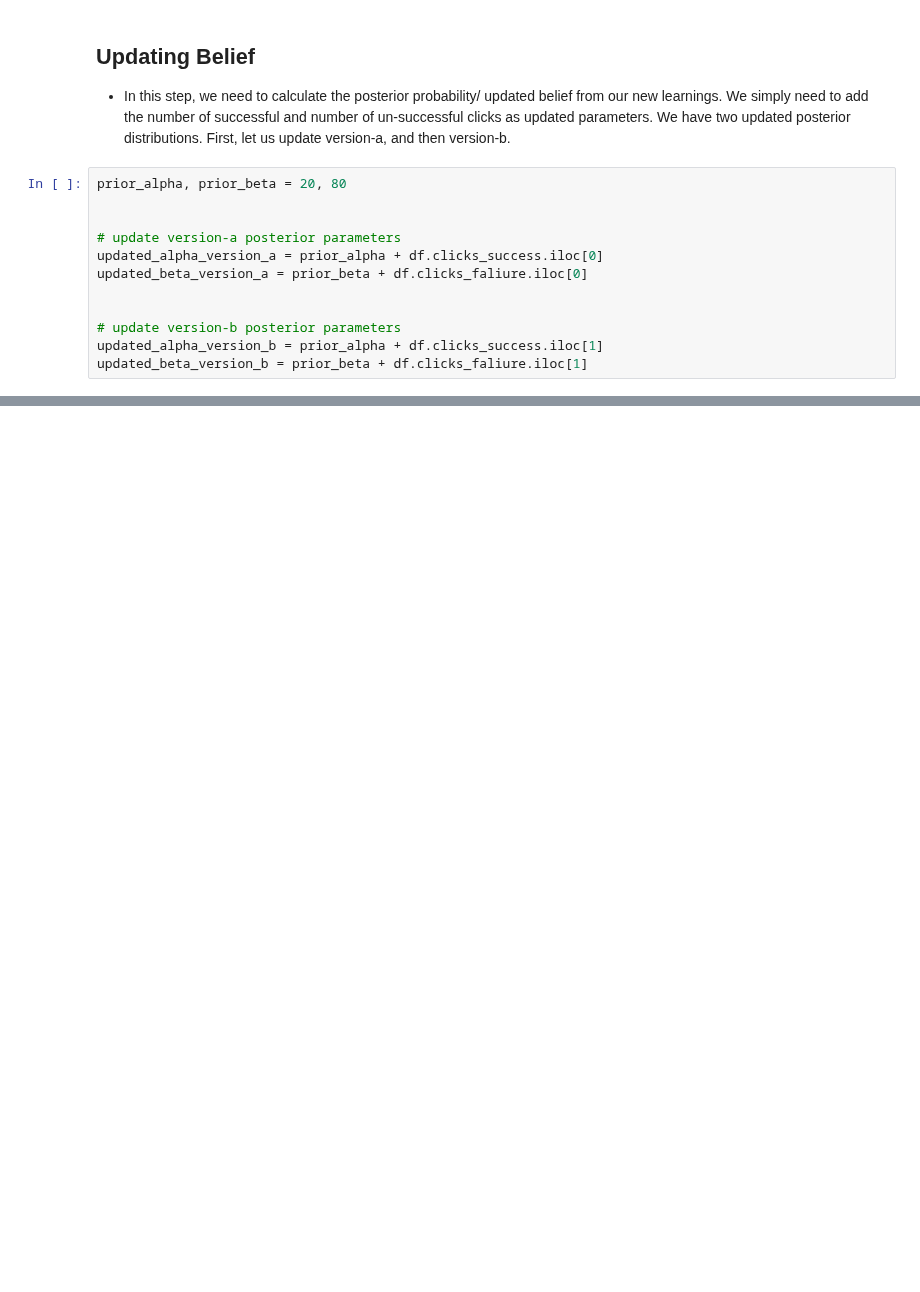
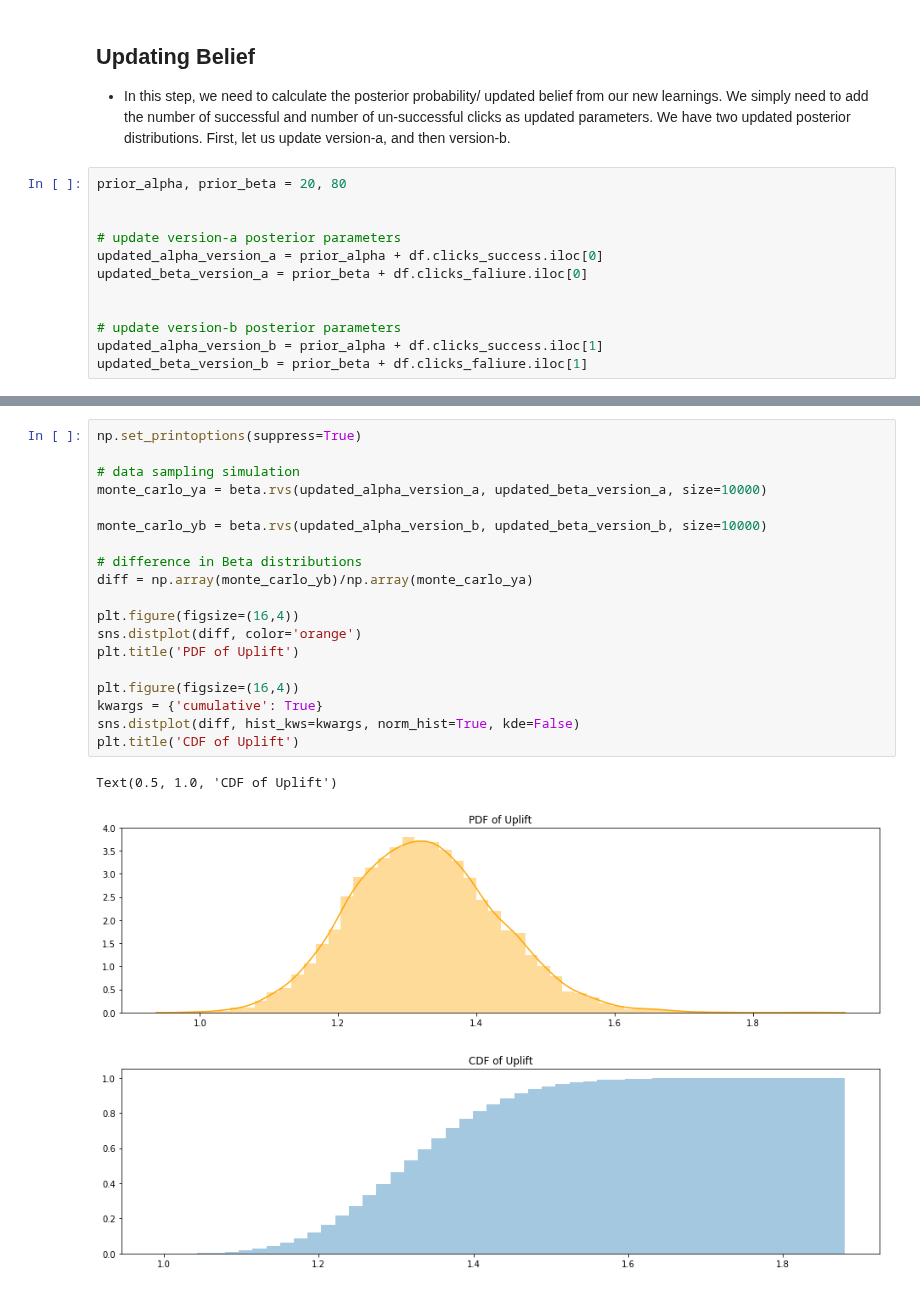
Before and after one commit to AdiVarma27/AdiVarma27.github.io, a Jupyter notebook: _jupyter/2020-04-13-Bayesian Thinking in AB Testing.ipynb, the cells around one changed output, grey strips where cells are left out. Drawn from its saved outputs; the diff is of its cells as text; blank space fills up the shorter version.

```diff
--- a/_jupyter/2020-04-13-Bayesian Thinking in AB Testing.ipynb
+++ b/_jupyter/2020-04-13-Bayesian Thinking in AB Testing.ipynb
@@ -116,0 +126,23 @@ plt.legend()
+# %%
+np.set_printoptions(suppress=True)
+
+# data sampling simulation
+monte_carlo_ya = beta.rvs(updated_alpha_version_a, updated_beta_version_a, size=10000)
+
+monte_carlo_yb = beta.rvs(updated_alpha_version_b, updated_beta_version_b, size=10000)
+
+# difference in Beta distributions
+diff = np.array(monte_carlo_yb)/np.array(monte_carlo_ya)
+
+plt.figure(figsize=(16,4))
+sns.distplot(diff, color='orange')
+plt.title('PDF of Uplift')
+
+plt.figure(figsize=(16,4))
+kwargs = {'cumulative': True}
+sns.distplot(diff, hist_kws=kwargs, norm_hist=True, kde=False)
+plt.title('CDF of Uplift')
+# %% [output]
+Text(0.5, 1.0, 'CDF of Uplift')
+[figure, added]
+[figure, added]
```
Also changed, not shown: parts of 5 cells of this notebook.
